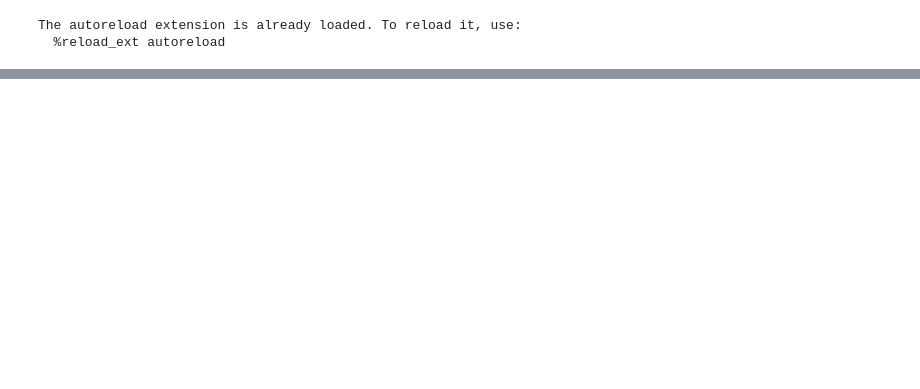
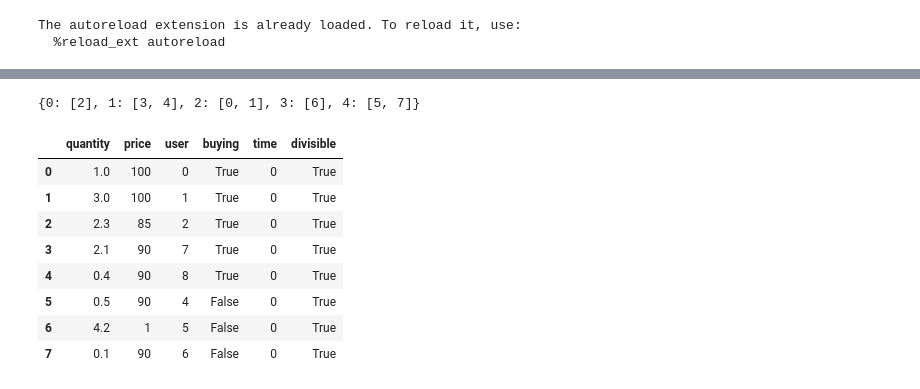
Before and after one commit to kiedanski/pymarket, a Jupyter notebook: Untitled.ipynb, the cells around one changed output, grey strips where cells are left out. Drawn from its saved outputs; the diff is of its cells as text; code cells hidden in the pictures; blank space fills up the shorter version.

```diff
--- a/Untitled.ipynb
+++ b/Untitled.ipynb
@@ -125,0 +46,16 @@ IndexError: single positional indexer is out-of-bounds
+# %%
+maping
+# %% [output]
+{0: [2], 1: [3, 4], 2: [0, 1], 3: [6], 4: [5, 7]}
+# %%
+df
+# %% [output]
+|  | quantity | price | user | buying | time | divisible |
+| 0 | 1.0 | 100 | 0 | True | 0 | True |
+| 1 | 3.0 | 100 | 1 | True | 0 | True |
+| 2 | 2.3 | 85 | 2 | True | 0 | True |
+| 3 | 2.1 | 90 | 7 | True | 0 | True |
+| 4 | 0.4 | 90 | 8 | True | 0 | True |
+| 5 | 0.5 | 90 | 4 | False | 0 | True |
+| 6 | 4.2 | 1 | 5 | False | 0 | True |
+| 7 | 0.1 | 90 | 6 | False | 0 | True |
```
Also changed, not shown: parts of 41 cells of this notebook, 7 other files.
